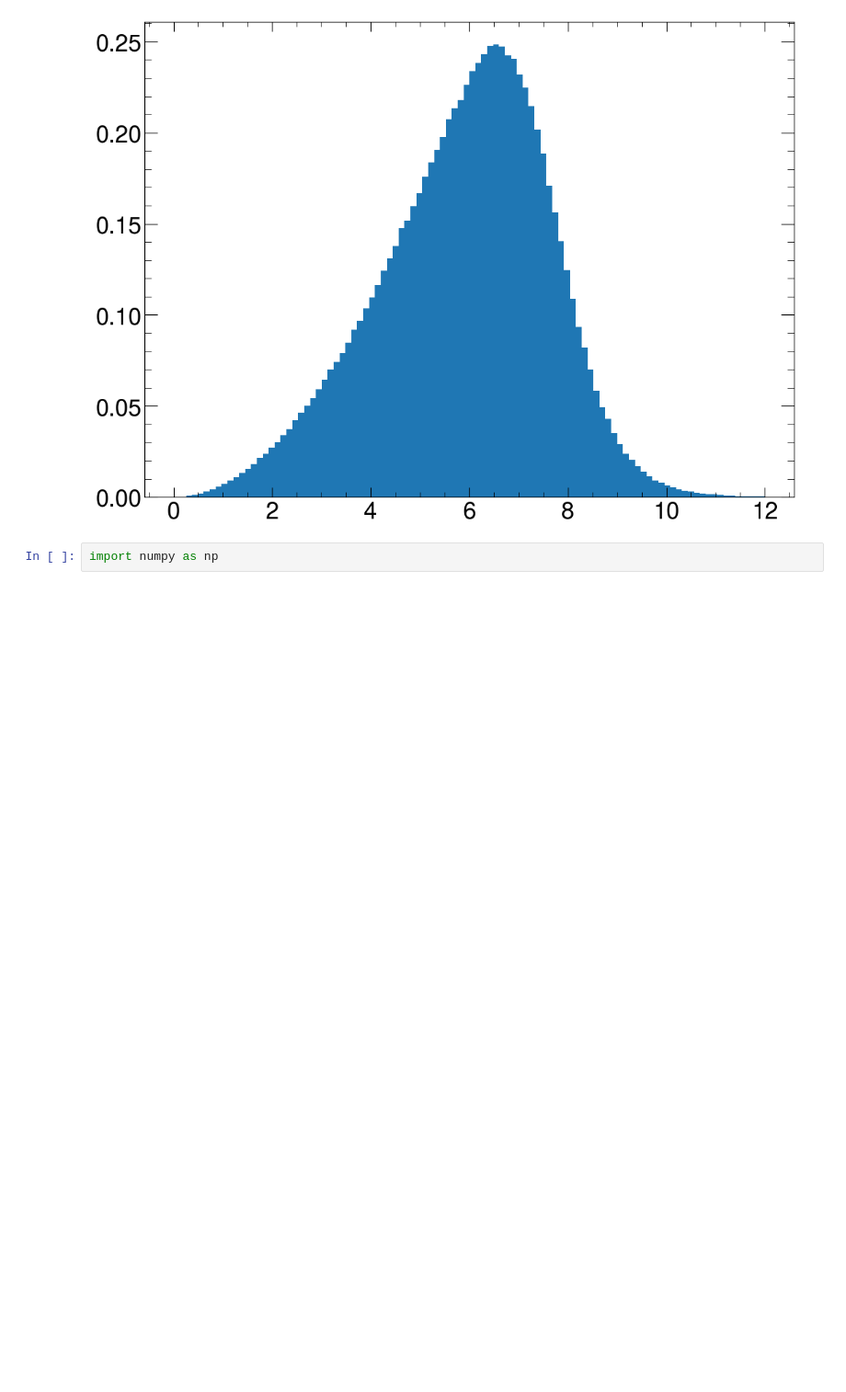
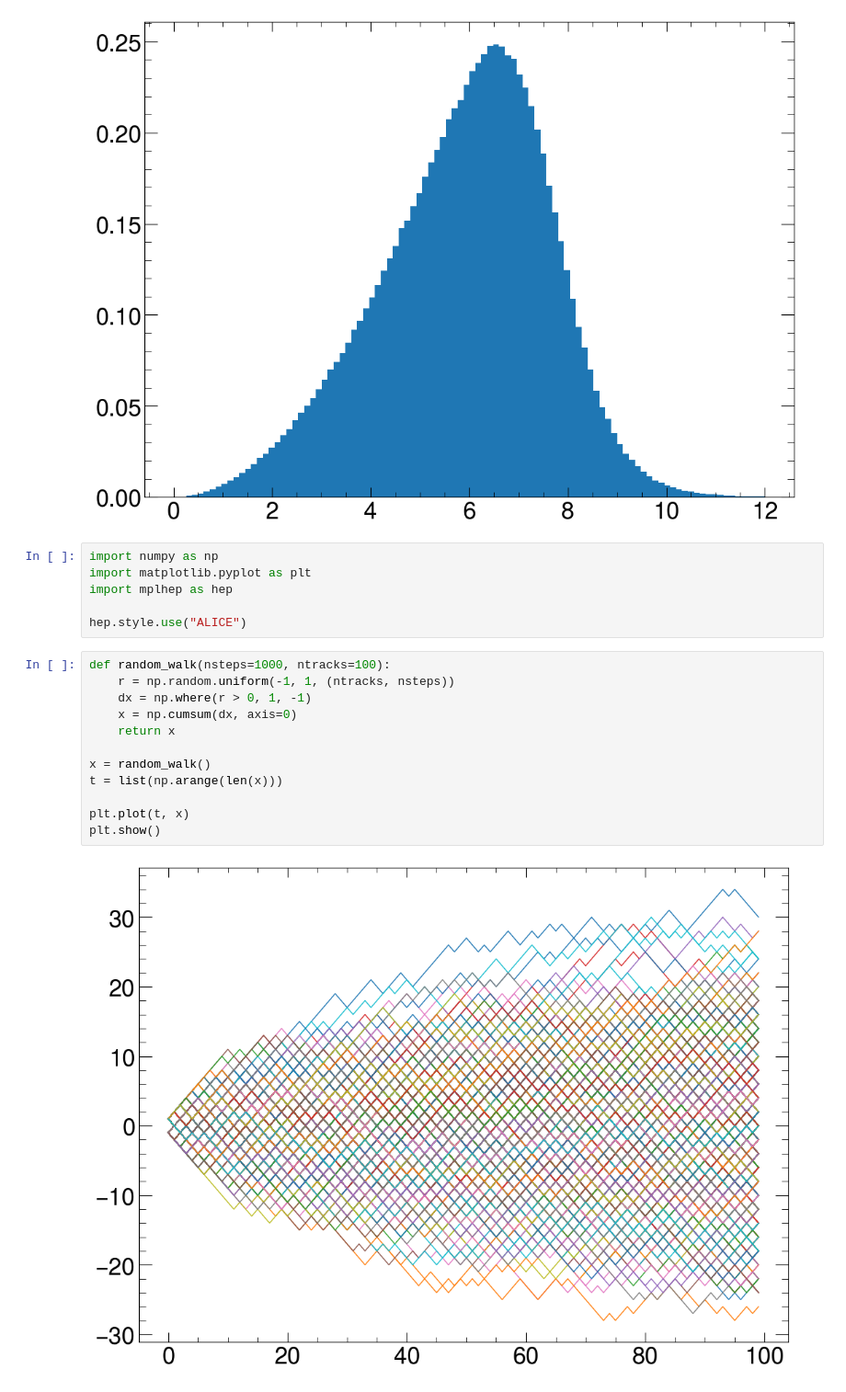
Before and after one commit to huinaibing/huinaibingLinux, a Jupyter notebook: python_code/MC/montoCarol.ipynb, the cells around one changed output. Shown at 92% size. Drawn from its saved outputs; the diff is of its cells as text; blank space fills up the shorter version.

```diff
--- a/python_code/MC/montoCarol.ipynb
+++ b/python_code/MC/montoCarol.ipynb
@@ -154,5 +154,23 @@ plt.hist(np.array(samples), bins=100, density=True)
 plt.show()
 # %% [output]
 [figure]
-# %%
-import numpy as np
+# %%
+import numpy as np
+import matplotlib.pyplot as plt
+import mplhep as hep
+
+hep.style.use("ALICE")
+# %%
+def random_walk(nsteps=1000, ntracks=100):
+    r = np.random.uniform(-1, 1, (ntracks, nsteps))
+    dx = np.where(r > 0, 1, -1)
+    x = np.cumsum(dx, axis=0)
+    return x
+
+x = random_walk()
+t = list(np.arange(len(x)))
+
+plt.plot(t, x)
+plt.show()
+# %% [output]
+[figure, added]
```
